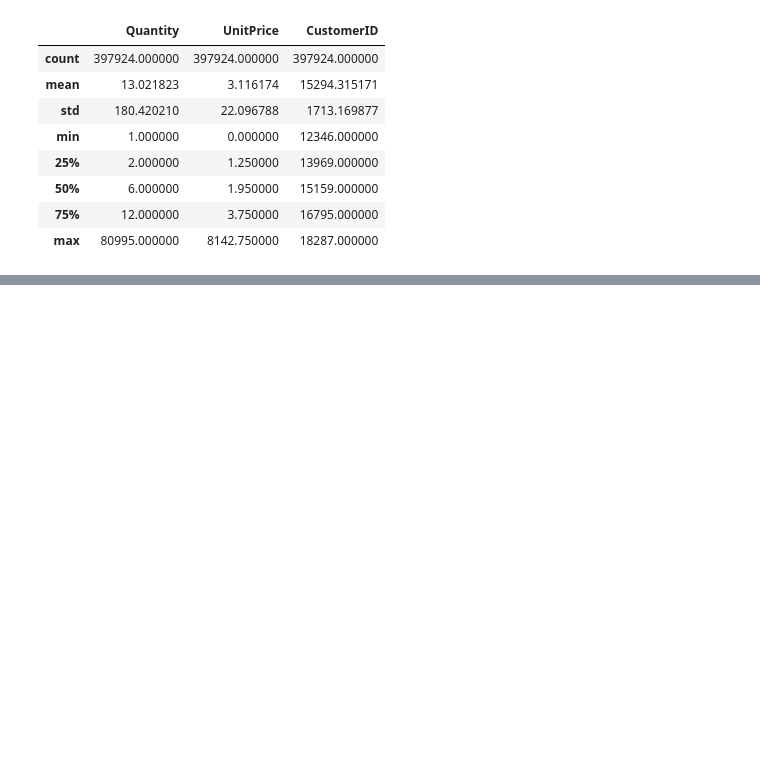
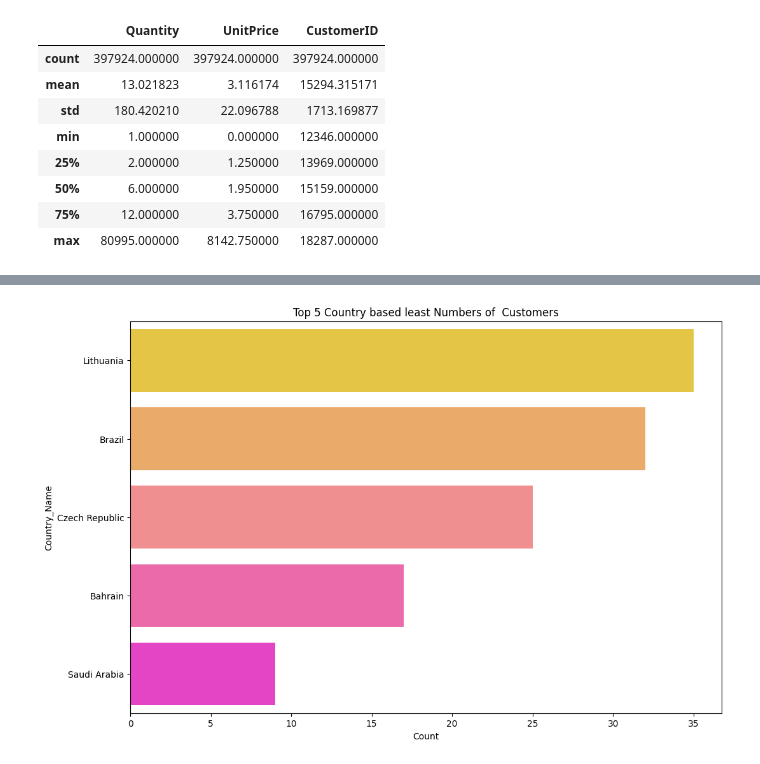
Before and after one commit to Saniyashakur22/Unsupervised-ML, a Jupyter notebook: Online_Retail_Customer_Segmentation_Capstone_Project.ipynb, the cells around one changed output, grey strips where cells are left out. Saved outputs shown, nothing was run; the diff lists cells and outputs as text; code cells hidden in the pictures; blank space fills up the shorter version.

```diff
--- a/Online_Retail_Customer_Segmentation_Capstone_Project.ipynb
+++ b/Online_Retail_Customer_Segmentation_Capstone_Project.ipynb
@@ -213,0 +350,7 @@ df.describe()
+# %%
+#plot bottom 5 country name
+plt.figure(figsize=(12,8))
+plt.title('Top 5 Country based least Numbers of  Customers')
+sns.barplot(x='Count',y='Country_Name',data=country_df[-5:], palette='spring_r');
+# %% [output]
+[figure, added]
```
Also changed, not shown: parts of 27 cells of this notebook.
